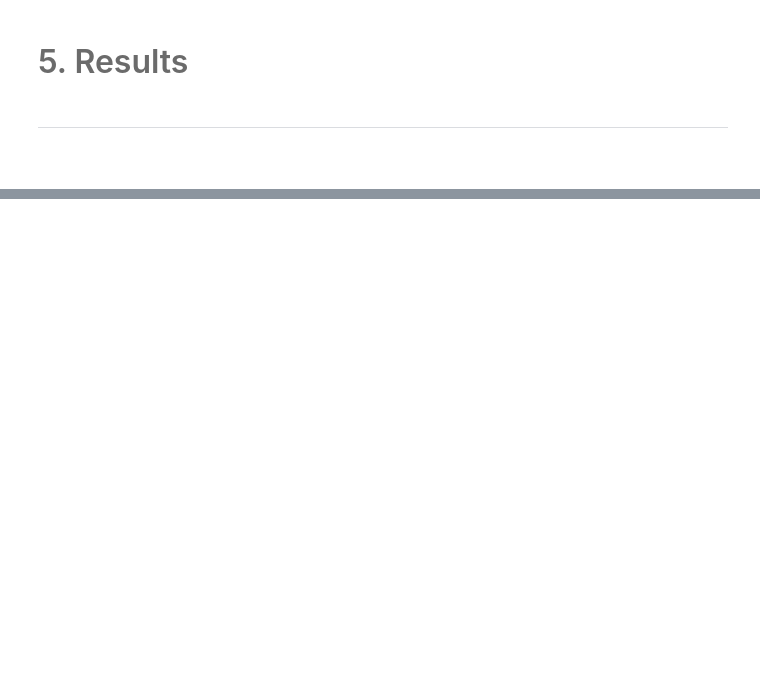
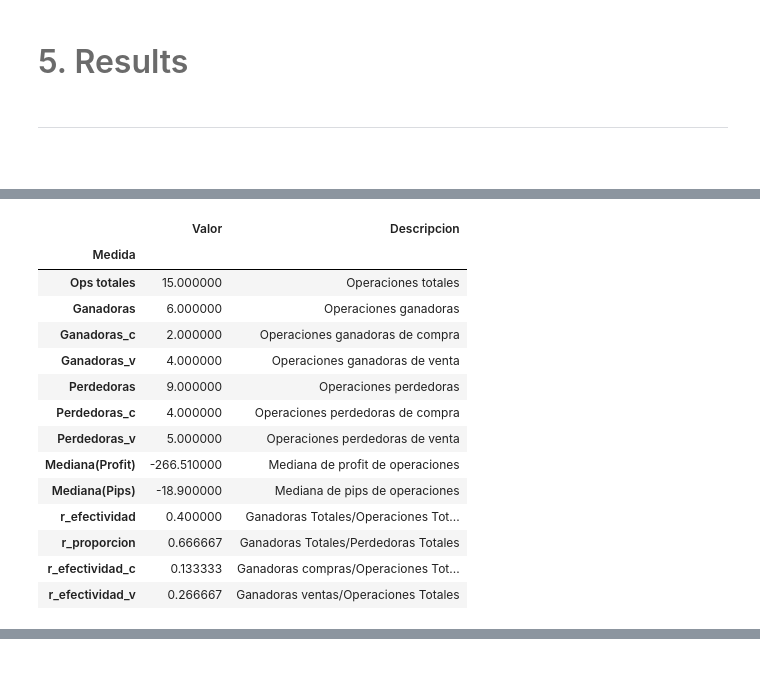
Before and after one commit to berlinpreciado21/Lab3-Trading, a Jupyter notebook: notebook.ipynb, the cells around one changed output, grey strips where cells are left out. Drawn from its saved outputs; the diff is of its cells as text; code cells hidden in the pictures; blank space fills up the shorter version.

```diff
--- a/notebook.ipynb
+++ b/notebook.ipynb
@@ -132,0 +143,3 @@ El archivo de functions.py contiene las siguientes funciones a continuación nec
+# %%
+#Se consolida las estadisticas que tuvieron las operaciones hechas en el laboratorio pasado
+modulo_1 = f.f_estadisticas_ba(posiciones)
@@ -182,0 +261,18 @@ El archivo de functions.py contiene las siguientes funciones a continuación nec
+# %%
+modulo_1["df_1_tabla"]
+# %% [output]
+|  | Valor | Descripcion |
+| Medida |  |  |
+| Ops totales | 15.000000 | Operaciones totales |
+| Ganadoras | 6.000000 | Operaciones ganadoras |
+| Ganadoras_c | 2.000000 | Operaciones ganadoras de compra |
+| Ganadoras_v | 4.000000 | Operaciones ganadoras de venta |
+| Perdedoras | 9.000000 | Operaciones perdedoras |
+| Perdedoras_c | 4.000000 | Operaciones perdedoras de compra |
+| Perdedoras_v | 5.000000 | Operaciones perdedoras de venta |
+| Mediana(Profit) | -266.510000 | Mediana de profit de operaciones |
+| Mediana(Pips) | -18.900000 | Mediana de pips de operaciones |
+| r_efectividad | 0.400000 | Ganadoras Totales/Operaciones Tot... |
+| r_proporcion | 0.666667 | Ganadoras Totales/Perdedoras Totales |
+| r_efectividad_c | 0.133333 | Ganadoras compras/Operaciones Tot... |
+| r_efectividad_v | 0.266667 | Ganadoras ventas/Operaciones Totales |
```
Also changed, not shown: parts of 27 cells of this notebook, 4 other files.
